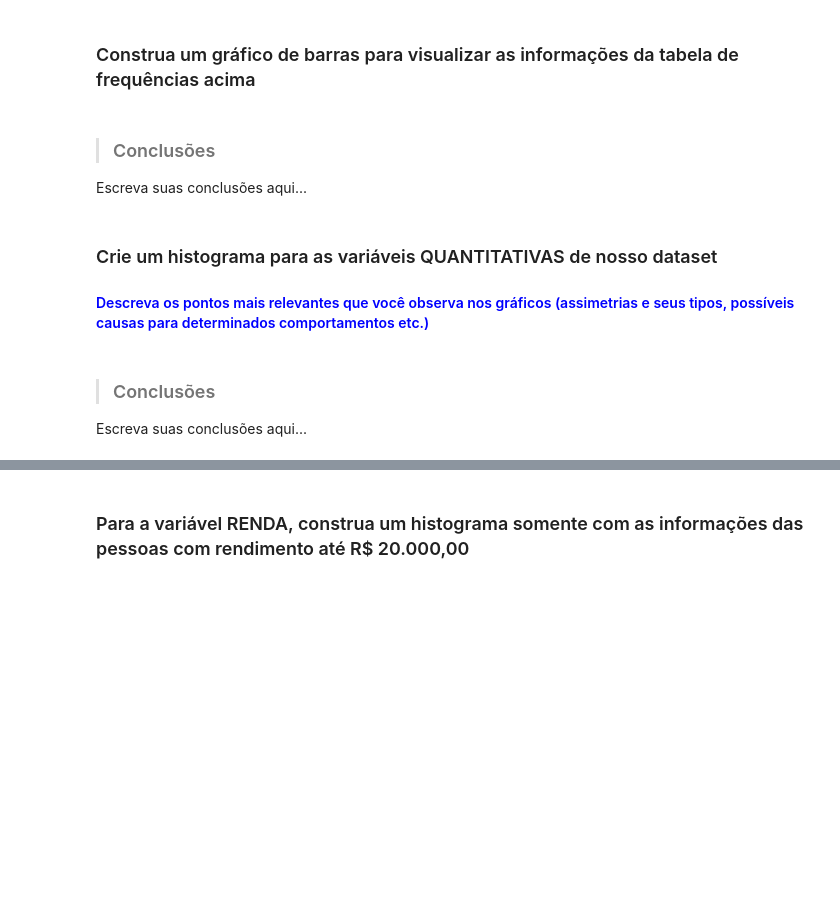
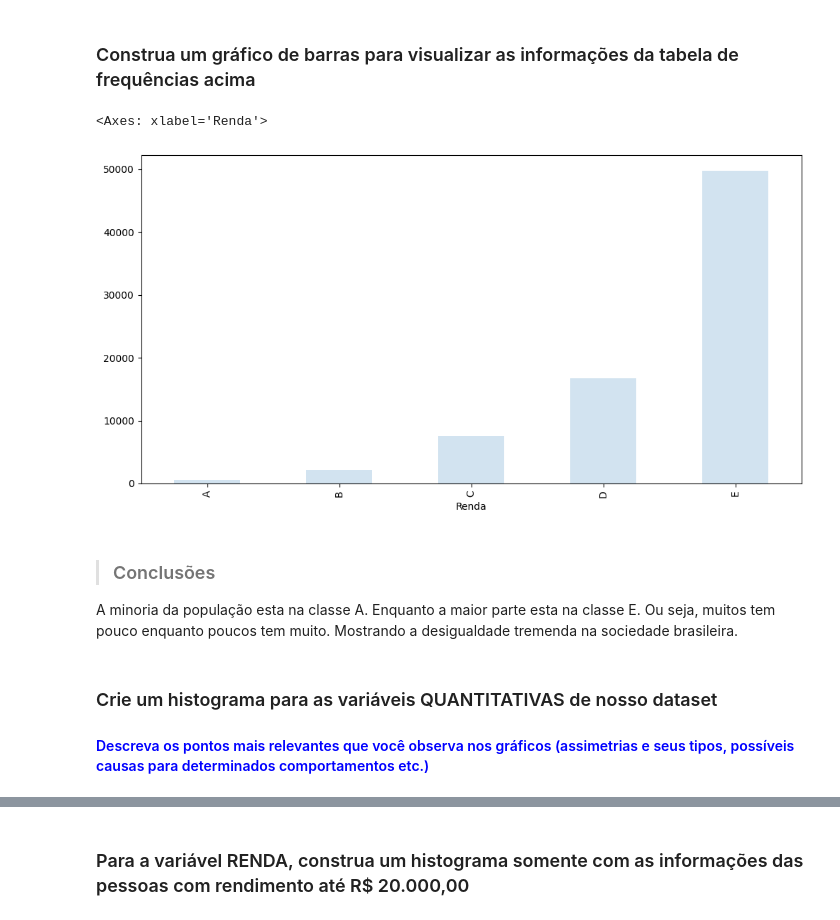
Before and after one commit to cauancalmeida/Data_Science_studies, a Jupyter notebook: Análise_Descritiva_Desafio.ipynb, the cells around one changed output, grey strips where cells are left out. Saved outputs shown, nothing was run; the diff lists cells and outputs as text; code cells hidden in the pictures; blank space fills up the shorter version.

```diff
--- a/Análise_Descritiva_Desafio.ipynb
+++ b/Análise_Descritiva_Desafio.ipynb
@@ -158,4 +175,9 @@ Para construir as classes de renda considere que o salário mínimo na época da
 # %% [markdown]
 ### 2º Definir os labels das classes
+# %%
+labels_sm=['E','D','C','B','A']
 # %% [markdown]
 ### 3º Construir a coluna de frequências
+# %%
+freq_renda= pd.value_counts(pd.cut(x= dados.Renda, bins= classes_sm, labels=labels_sm, include_lowest= True))
+freq_renda
@@ -162,2 +192,5 @@ Para construir as classes de renda considere que o salário mínimo na época da
 # %% [markdown]
 ### 4º Construir a coluna de percentuais
+# %%
+freq_renda_percent= pd.value_counts(pd.cut(x= dados.Renda, bins= classes_sm, labels=labels_sm, include_lowest= True), normalize= True) *100
+freq_renda_percent
@@ -164,2 +205,5 @@ Para construir as classes de renda considere que o salário mínimo na época da
 # %% [markdown]
 ### 5º Juntar as colunas de frequência e percentuais e ordenar as linhas de acordo com os labels das classes
+# %%
+distri_freq_renda = pd.DataFrame({'Frequencia': freq_renda, 'Frequencia (%)': freq_renda_percent}).sort_index(ascending= False)
+distri_freq_renda
@@ -166,13 +218,14 @@ Para construir as classes de renda considere que o salário mínimo na época da
 # %% [markdown]
 ### Construa um gráfico de barras para visualizar as informações da tabela de frequências acima
-# %% [markdown]
-> ### Conclusões
-
-Escreva suas conclusões aqui...
+# %%
+distri_freq_renda['Frequencia'].plot.bar(width=0.5, alpha= 0.2, figsize=(12,6))
+# %% [output]
+<Axes: xlabel='Renda'>
+[figure, added]
+# %% [markdown]
+> ### Conclusões
+
+A minoria da população esta na classe A. Enquanto a maior parte esta na classe E. Ou seja, muitos tem pouco enquanto poucos tem muito. Mostrando a desigualdade tremenda na sociedade brasileira.
 # %% [markdown]
 ### Crie um histograma para as variáveis QUANTITATIVAS de nosso dataset
 #### <font color='blue'>Descreva os pontos mais relevantes que você observa nos gráficos (assimetrias e seus tipos, possíveis causas para determinados comportamentos etc.)</font>
-# %% [markdown]
-> ### Conclusões
-
-Escreva suas conclusões aqui...
```
Also changed, not shown: parts of 28 cells of this notebook.
